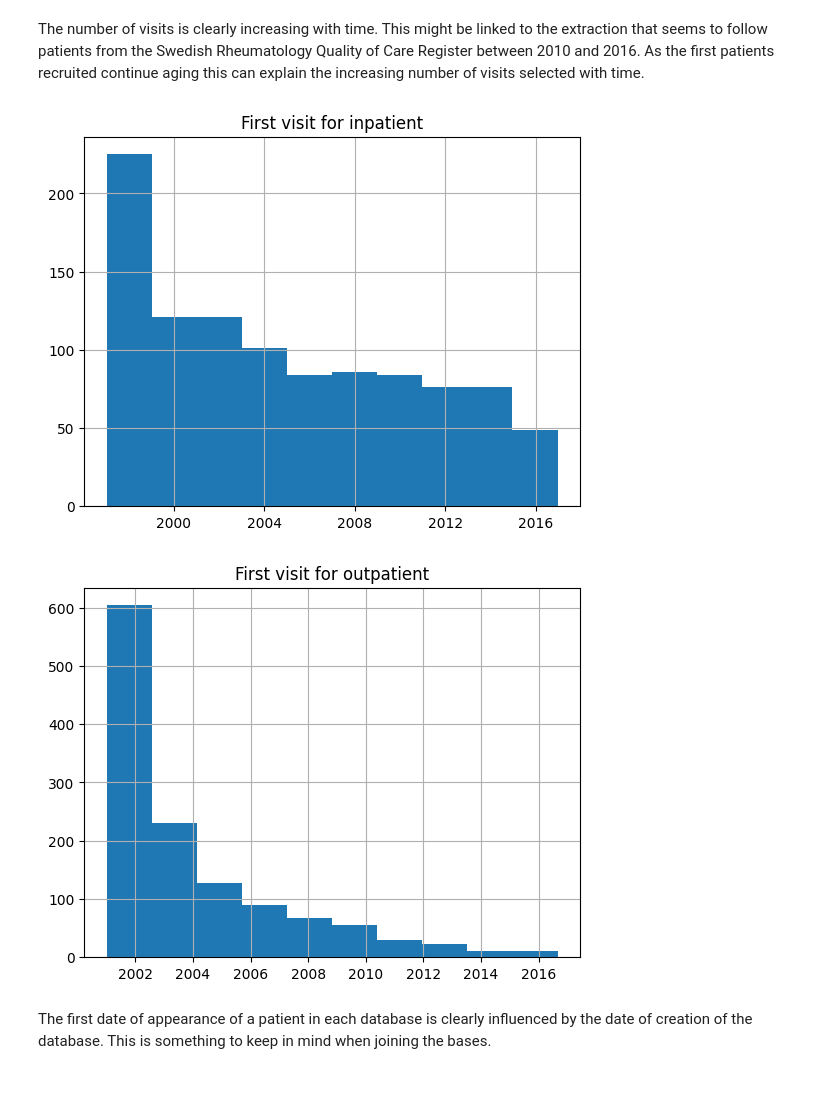
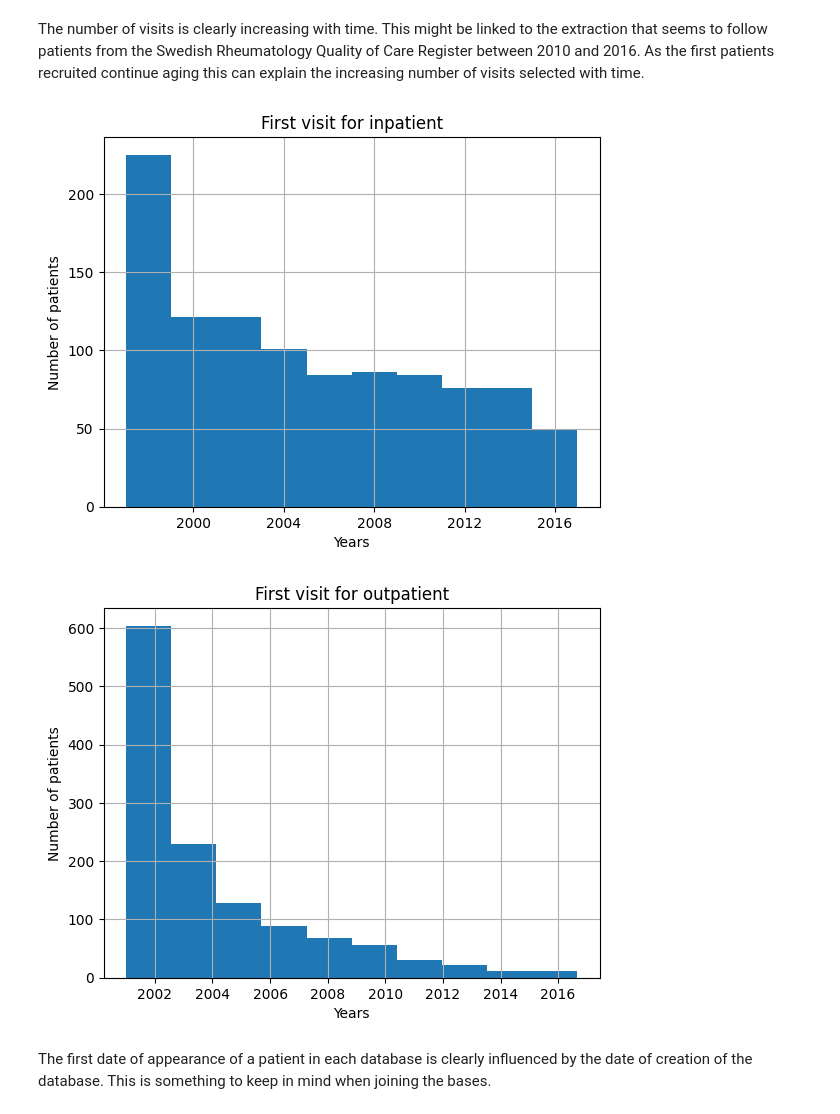
Before and after one commit to JulietteOrtholand/registery_data_test, a Jupyter notebook: assignment_1.ipynb, the cells around one changed output. Drawn from its saved outputs; the diff is of its cells as text; code cells hidden in the pictures; blank space fills up the shorter version.

```diff
--- a/assignment_1.ipynb
+++ b/assignment_1.ipynb
@@ -310,14 +316,18 @@ The number of visits is clearly increasing with time. This might be linked to th
 # %%
 df_inpatient.groupby('pnr')['indatum'].min().hist()
 plt.title('First visit for inpatient')
+plt.ylabel('Number of patients')
+plt.xlabel('Years')
 plt.show()
 
 df_outpatient.groupby('pnr')['indatum'].min().hist()
 plt.title('First visit for outpatient')
+plt.ylabel('Number of patients')
+plt.xlabel('Years')
 plt.show()
 # %% [output]
-[figure, old version]
+[figure, new version]
-[figure, old version]
+[figure, new version]
 # %% [markdown]
 The first date of appearance of a patient in each database is clearly influenced by the date of creation of the database. This is something to keep in mind when joining the bases.
 # %% [markdown]
```
Also changed, not shown: parts of 14 cells of this notebook, 2 other files.
